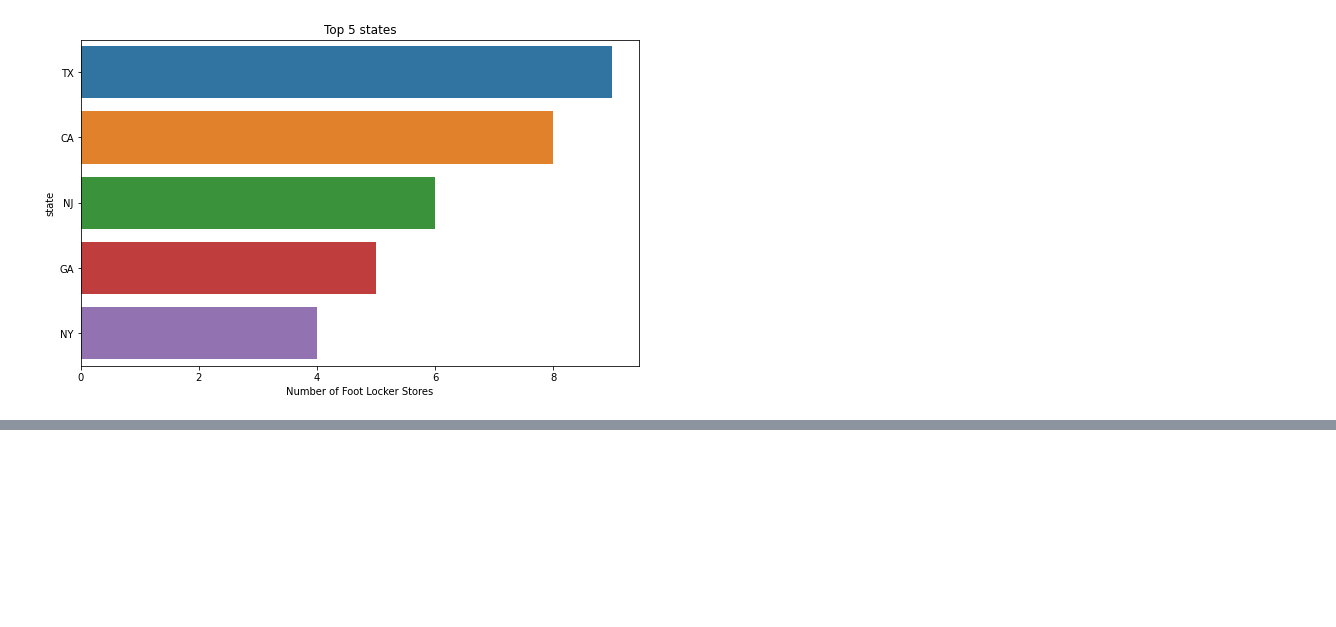
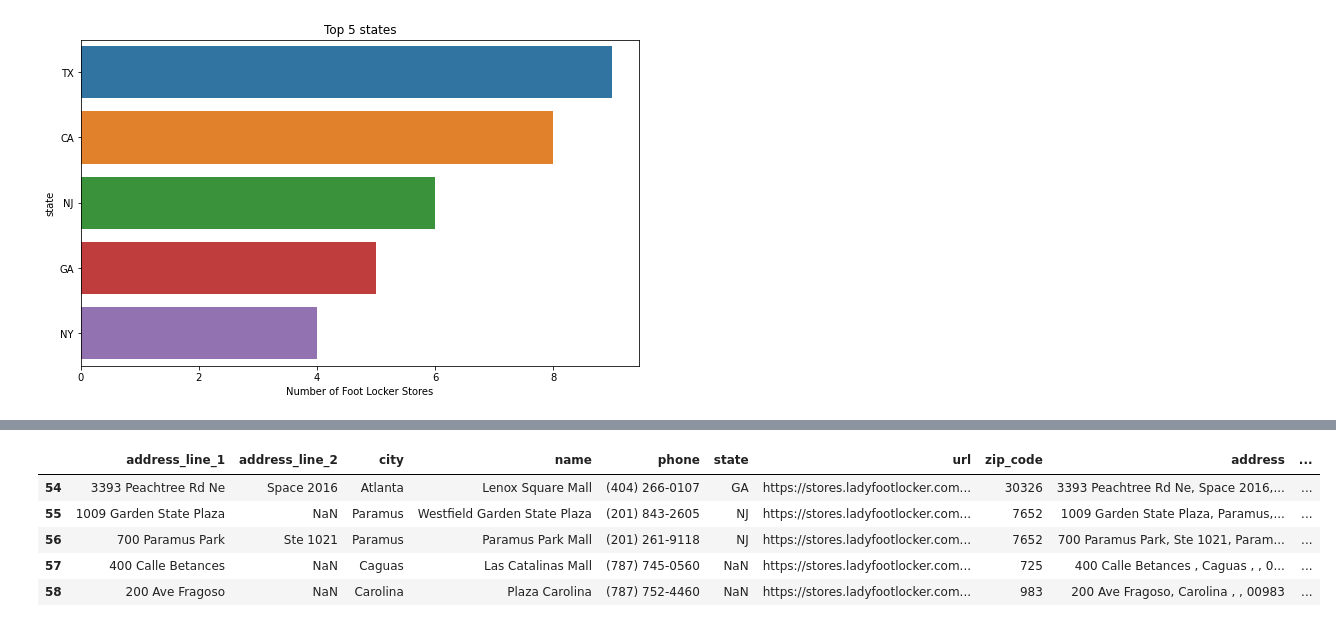
Before and after one commit to hemantrattey/Specrom_Analytics, a Jupyter notebook: Specrom Foot Locker Task.ipynb, the cells around one changed output, grey strips where cells are left out. Saved outputs shown, nothing was run; the diff lists cells and outputs as text; code cells hidden in the pictures; blank space fills up the shorter version.

Commit message:
Added the map and cleaned_data

```diff
--- a/Specrom Foot Locker Task.ipynb
+++ b/Specrom Foot Locker Task.ipynb
@@ -88,0 +84,3 @@ df.head()
+# %%
+cleaned_df = pd.read_csv('cleaned.csv')
+cleaned_df.head()
@@ -130,0 +165,9 @@ sns.barplot(x = top5.values, y = top5.index, orient='h')
+# %%
+cleaned_df.tail()
+# %% [output]
+|  | address_line_1 | address_line_2 | city | name | phone | state | url | zip_code | address | ... |
+| 54 | 3393 Peachtree Rd Ne | Space 2016 | Atlanta | Lenox Square Mall | (404) 266-0107 | GA | https://stores.ladyfootlocker.com... | 30326 | 3393 Peachtree Rd Ne, Space 2016,... | ... |
+| 55 | 1009 Garden State Plaza | NaN | Paramus | Westfield Garden State Plaza | (201) 843-2605 | NJ | https://stores.ladyfootlocker.com... | 7652 | 1009 Garden State Plaza, Paramus,... | ... |
+| 56 | 700 Paramus Park | Ste 1021 | Paramus | Paramus Park Mall | (201) 261-9118 | NJ | https://stores.ladyfootlocker.com... | 7652 | 700 Paramus Park, Ste 1021, Param... | ... |
+| 57 | 400 Calle Betances | NaN | Caguas | Las Catalinas Mall | (787) 745-0560 | NaN | https://stores.ladyfootlocker.com... | 725 | 400 Calle Betances , Caguas , , 0... | ... |
+| 58 | 200 Ave Fragoso | NaN | Carolina | Plaza Carolina | (787) 752-4460 | NaN | https://stores.ladyfootlocker.com... | 983 | 200 Ave Fragoso, Carolina , , 00983 | ... |
```
Also changed, not shown: parts of 16 cells of this notebook, 2 other files.
